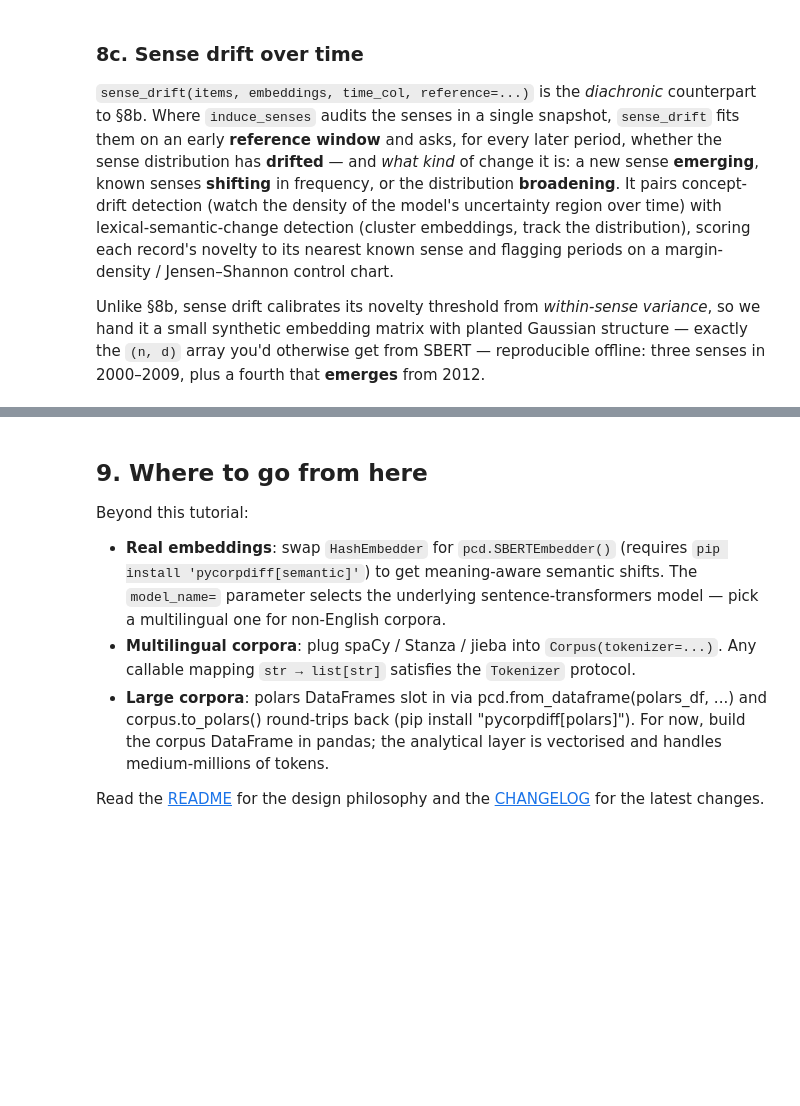
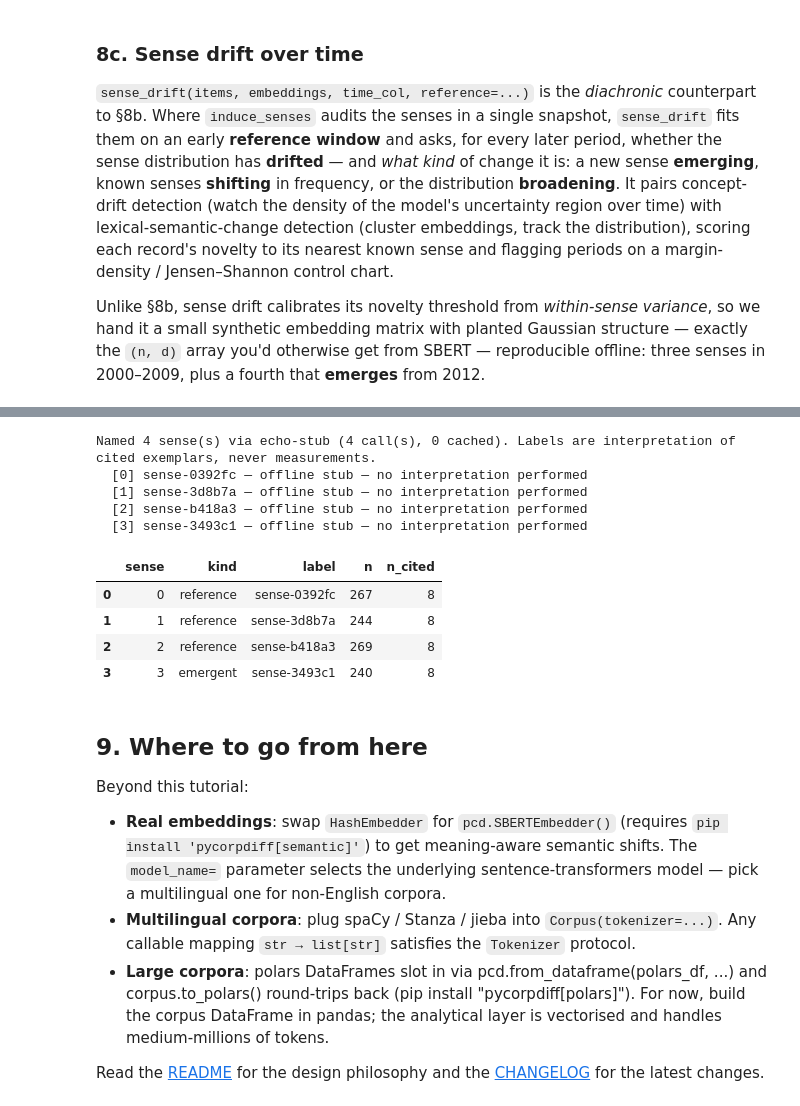
Before and after one commit to jturner-uofl/pycorpdiff, a Jupyter notebook: examples/pycorpdiff_tutorial.ipynb, the cells around one changed output, grey strips where cells are left out. Cells and saved outputs as stored; diff of their text form; code cells hidden in the pictures; blank space fills up the shorter version.

```diff
--- a/examples/pycorpdiff_tutorial.ipynb
+++ b/examples/pycorpdiff_tutorial.ipynb
@@ -532,3 +550,27 @@ change type: emergence | terms: ['hemp', 'supplement', 'wellness', 'anxiety', 't
+# %%
+# name_senses is opt-in and bring-your-own-model. Offline we use the deterministic
+# EchoAnnotator stub; swap in pcd.OllamaAnnotator(model="qwen3.6:35b") for real labels.
+named = drift.name_senses(pcd.EchoAnnotator())
+print(named.summary())
+
+# The guarantee, checked right here: naming returns a SEPARATE result and never
+# mutates a number — labels are text, the drift table is untouched.
+before = drift.table.copy()
+drift.name_senses(pcd.EchoAnnotator())
+assert drift.table.equals(before)                   # numeric table unchanged
+assert str(named.table["label"].dtype) == "string"  # labels are never measurements
+named.table[["sense", "kind", "label", "n", "n_cited"]]
+# %% [output]
+Named 4 sense(s) via echo-stub (4 call(s), 0 cached). Labels are interpretation of cited exemplars, never measurements.
+  [0] sense-0392fc — offline stub — no interpretation performed
+  [1] sense-3d8b7a — offline stub — no interpretation performed
+  [2] sense-b418a3 — offline stub — no interpretation performed
+  [3] sense-3493c1 — offline stub — no interpretation performed
+|  | sense | kind | label | n | n_cited |
+| 0 | 0 | reference | sense-0392fc | 267 | 8 |
+| 1 | 1 | reference | sense-3d8b7a | 244 | 8 |
+| 2 | 2 | reference | sense-b418a3 | 269 | 8 |
+| 3 | 3 | emergent | sense-3493c1 | 240 | 8 |
 # %% [markdown]
 ## 9. Where to go from here
 
```
Also changed, not shown: parts of 2 cells of this notebook, 8 other files.
